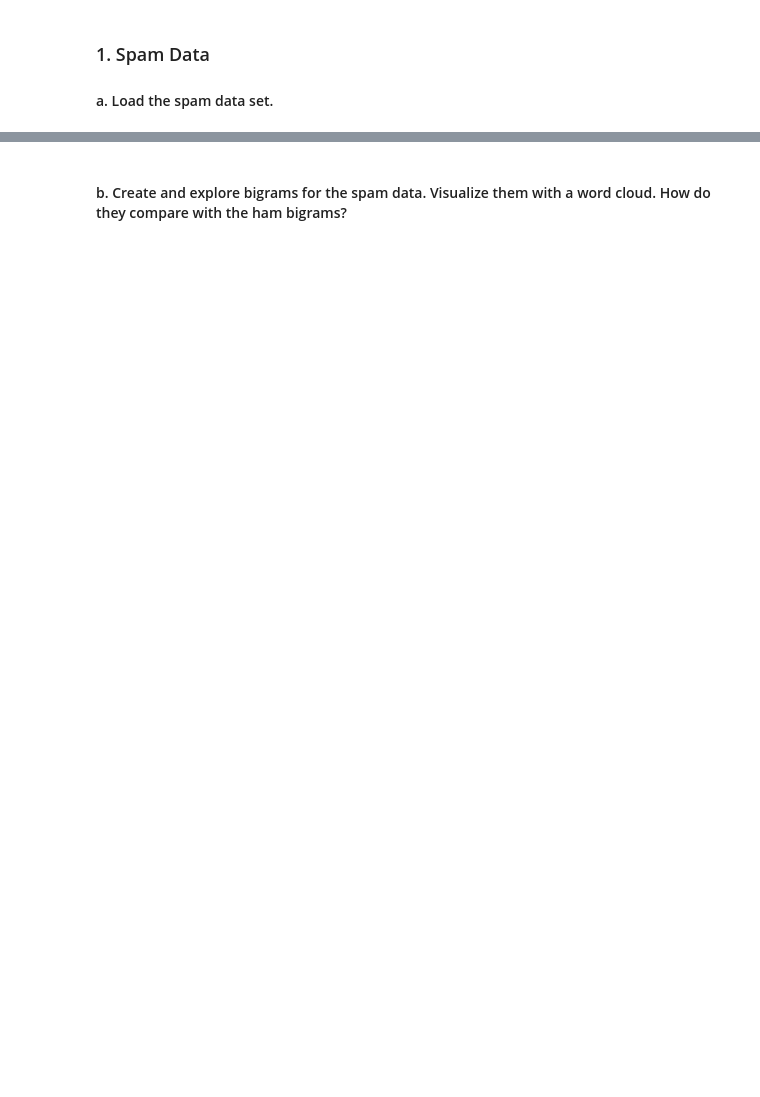
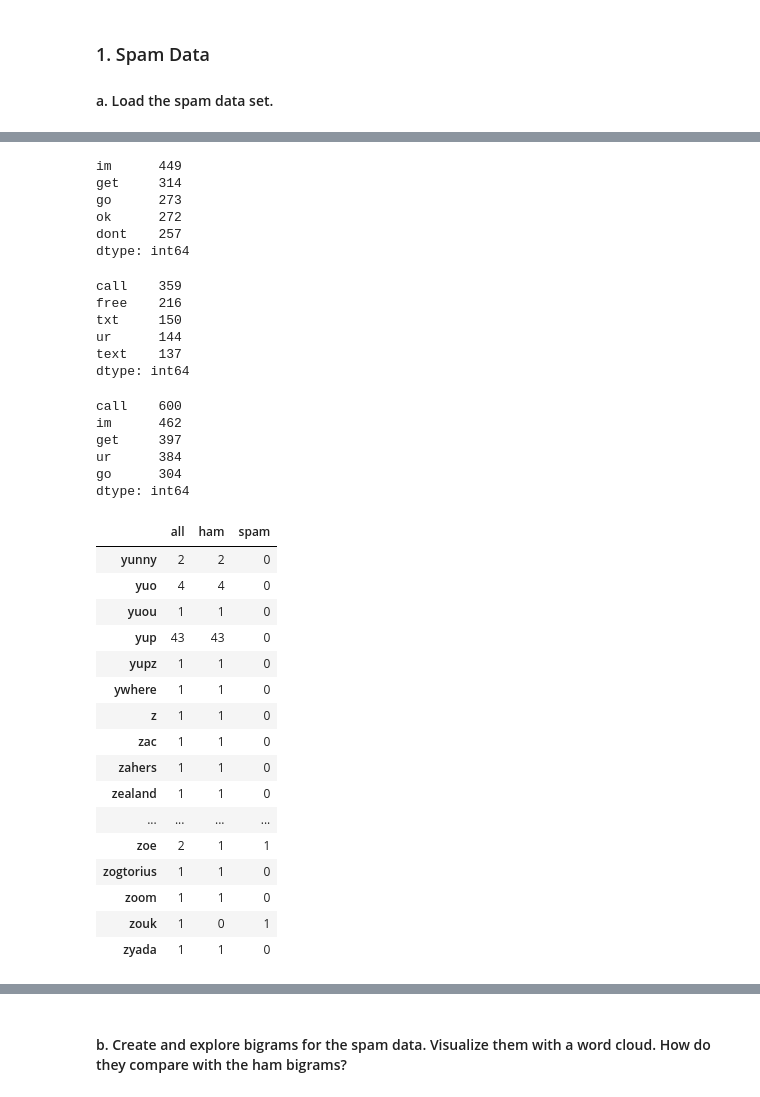
Before and after one commit to aliciag92/natural-language-processing-exercises, a Jupyter notebook: explore.ipynb, the cells around one changed output, grey strips where cells are left out. Saved outputs shown, nothing was run; the diff lists cells and outputs as text; code cells hidden in the pictures; blank space fills up the shorter version.

```diff
--- a/explore.ipynb
+++ b/explore.ipynb
@@ -21,0 +40,20 @@ df.head()
+# %%
+ADDITIONAL_STOPWORDS = ['r', 'u', '2', 'ltgt']
+
+def clean(text):
+    '''
+    This function cleans up text data.
+    '''
+
+    #lemmatize
+    wnl = nltk.stem.WordNetLemmatizer()
+    stopwords = nltk.corpus.stopwords.words('english') + ADDITIONAL_STOPWORDS
+
+    #normalize
+    text = (unicodedata.normalize('NFKD', text)
+             .encode('ascii', 'ignore')
+             .decode('utf-8', 'ignore')
+             .lower())
+    words = re.sub(r'[^\w\s]', '', text).split()
+
+    return [wnl.lemmatize(word) for word in words if word not in stopwords]
@@ -21,0 +114,53 @@ df.head()
+# %%
+ham_freq.head()
+# %% [output]
+im      449
+get     314
+go      273
+ok      272
+dont    257
+dtype: int64
+# %%
+spam_freq.head()
+# %% [output]
+call    359
+free    216
+txt     150
+ur      144
+text    137
+dtype: int64
+# %%
+all_freq.head()
+# %% [output]
+call    600
+im      462
+get     397
+ur      384
+go      304
+dtype: int64
+# %%
+#combine these 3 together to get one resulting df
+word_counts = (pd.concat([all_freq, ham_freq, spam_freq], axis=1, sort=True)
+                .set_axis(['all', 'ham', 'spam'], axis=1, inplace=False)
+                .fillna(0)
+                .apply(lambda s: s.astype(int)))
+
+word_counts.tail(20)
+# %% [output]
+|  | all | ham | spam |
+| yunny | 2 | 2 | 0 |
+| yuo | 4 | 4 | 0 |
+| yuou | 1 | 1 | 0 |
+| yup | 43 | 43 | 0 |
+| yupz | 1 | 1 | 0 |
+| ywhere | 1 | 1 | 0 |
+| z | 1 | 1 | 0 |
+| zac | 1 | 1 | 0 |
+| zahers | 1 | 1 | 0 |
+| zealand | 1 | 1 | 0 |
+| ... | ... | ... | ... |
+| zoe | 2 | 1 | 1 |
+| zogtorius | 1 | 1 | 0 |
+| zoom | 1 | 1 | 0 |
+| zouk | 1 | 0 | 1 |
+| zyada | 1 | 1 | 0 |
```
Also changed, not shown: parts of 17 cells of this notebook.
